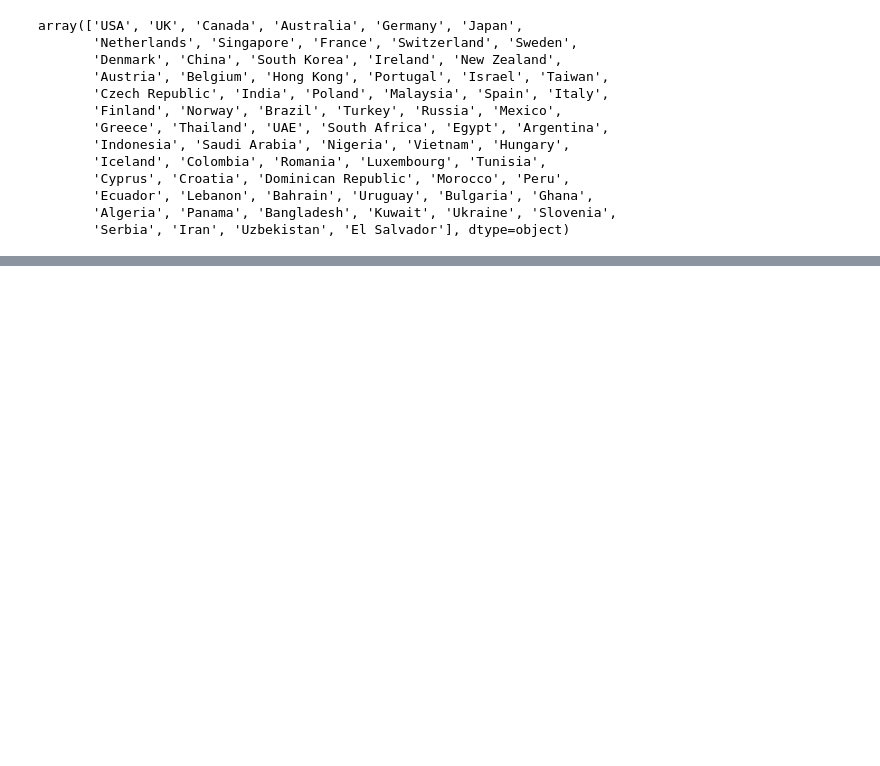
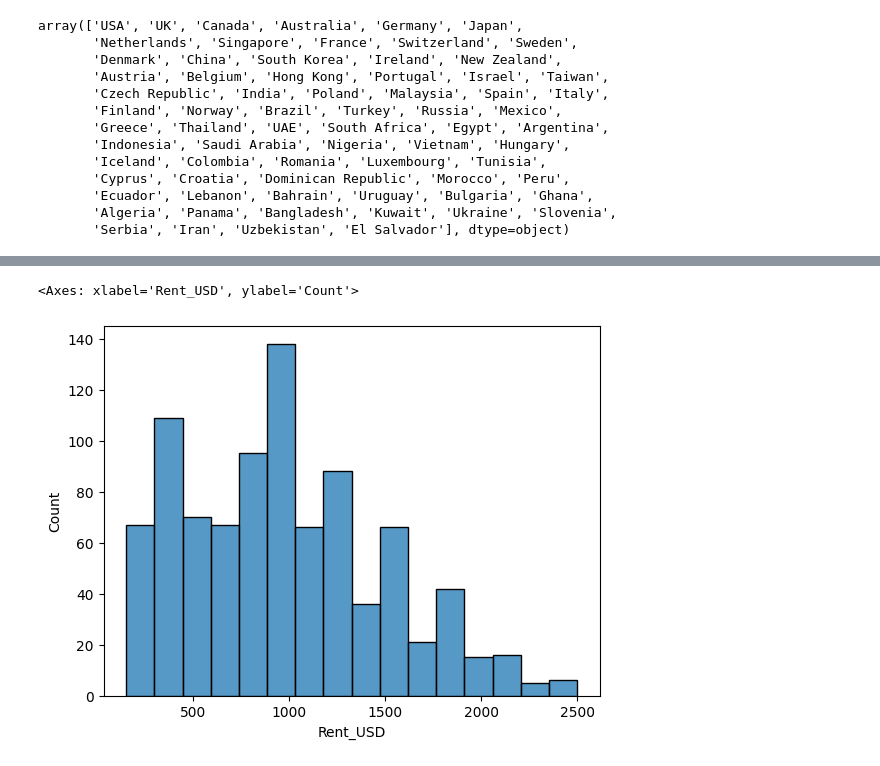
Before and after one commit to ashuwebdevloper/GEN-AI, a Jupyter notebook: ML/demo_ML_Project.ipynb, the cells around one changed output, grey strips where cells are left out. Saved outputs shown, nothing was run; the diff lists cells and outputs as text; code cells hidden in the pictures; blank space fills up the shorter version.

```diff
--- a/ML/demo_ML_Project.ipynb
+++ b/ML/demo_ML_Project.ipynb
@@ -104,0 +316,5 @@ df[df['Country'] == 'India']
+# %%
+sns.histplot(data=df, x='Rent_USD')
+# %% [output]
+<Axes: xlabel='Rent_USD', ylabel='Count'>
+[figure, added]
```
Also changed, not shown: parts of 37 cells of this notebook.
